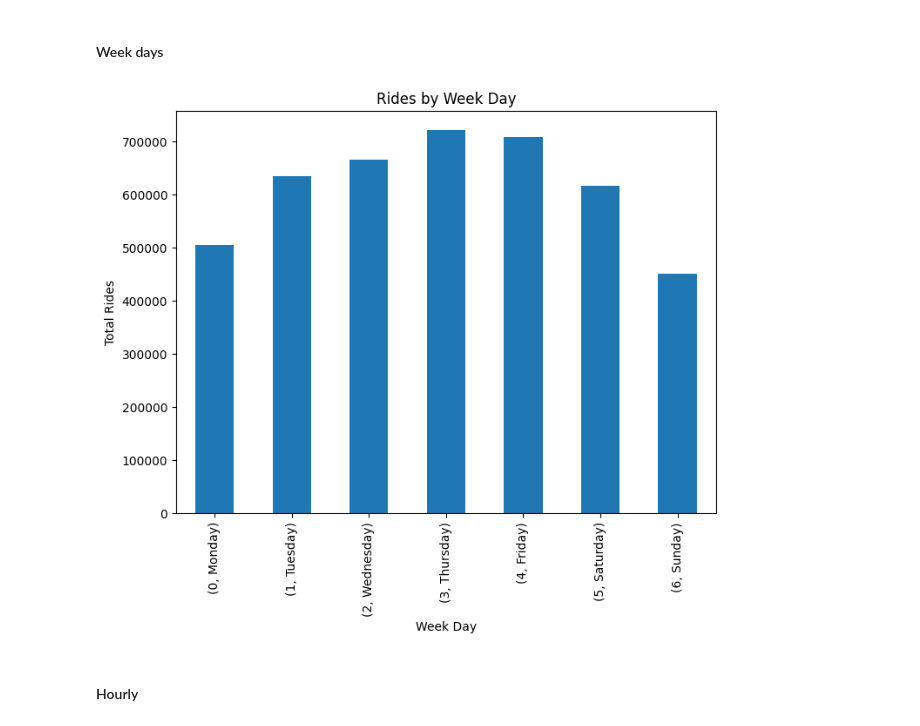
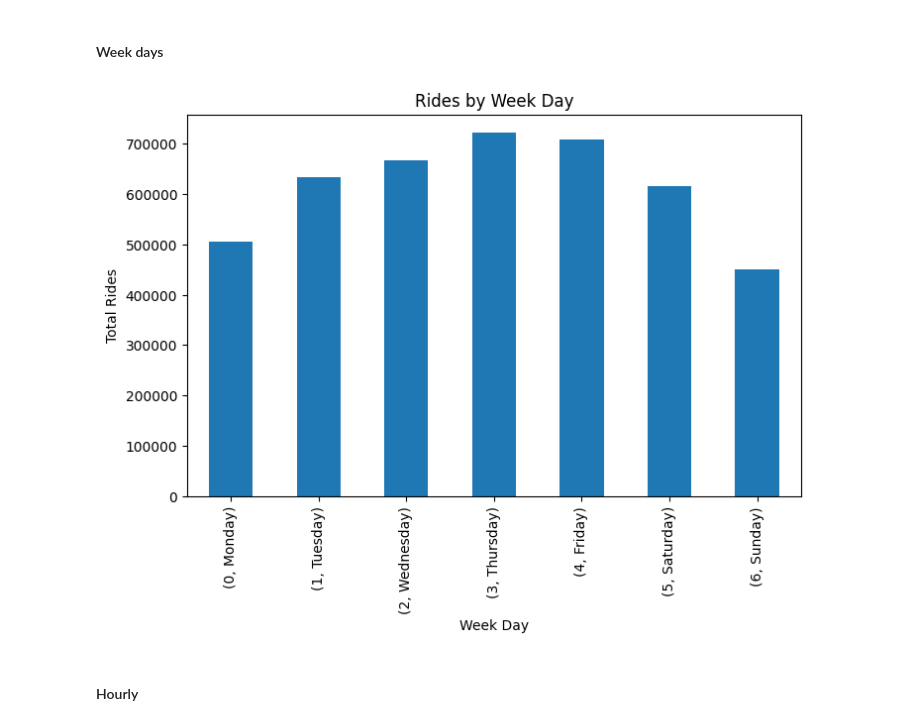
Before and after one commit to cguillot/jedha-cdsd-cert-projects, a Jupyter notebook: bloc-3/Uber Pickups/01-b3-Uber_Pickups_EDA.ipynb, the cells around one changed output. Saved outputs shown, nothing was run; the diff lists cells and outputs as text; code cells hidden in the pictures.

```diff
--- a/bloc-3/Uber Pickups/01-b3-Uber_Pickups_EDA.ipynb
+++ b/bloc-3/Uber Pickups/01-b3-Uber_Pickups_EDA.ipynb
@@ -260,14 +269,14 @@ plt.show()
 # %%
 weekdays_df = raw_data_df.pivot_table(index=["dt_weekday", "dt_day_name"],
                                   values="base",
                                   aggfunc="count")
-weekdays_df.plot(kind="bar", figsize=(8,6), legend=False)
+weekdays_df.plot(kind="bar", figsize=(8,5), legend=False)
 plt.ylabel("Total Rides")
 plt.xlabel("Week Day")
 plt.title("Rides by Week Day")
 plt.show()
 # %% [output]
-[figure, old version]
+[figure, new version]
 # %% [markdown]
 #### Hourly
 # %%
```
Also changed, not shown: parts of 3 cells of this notebook, 7 other files.
